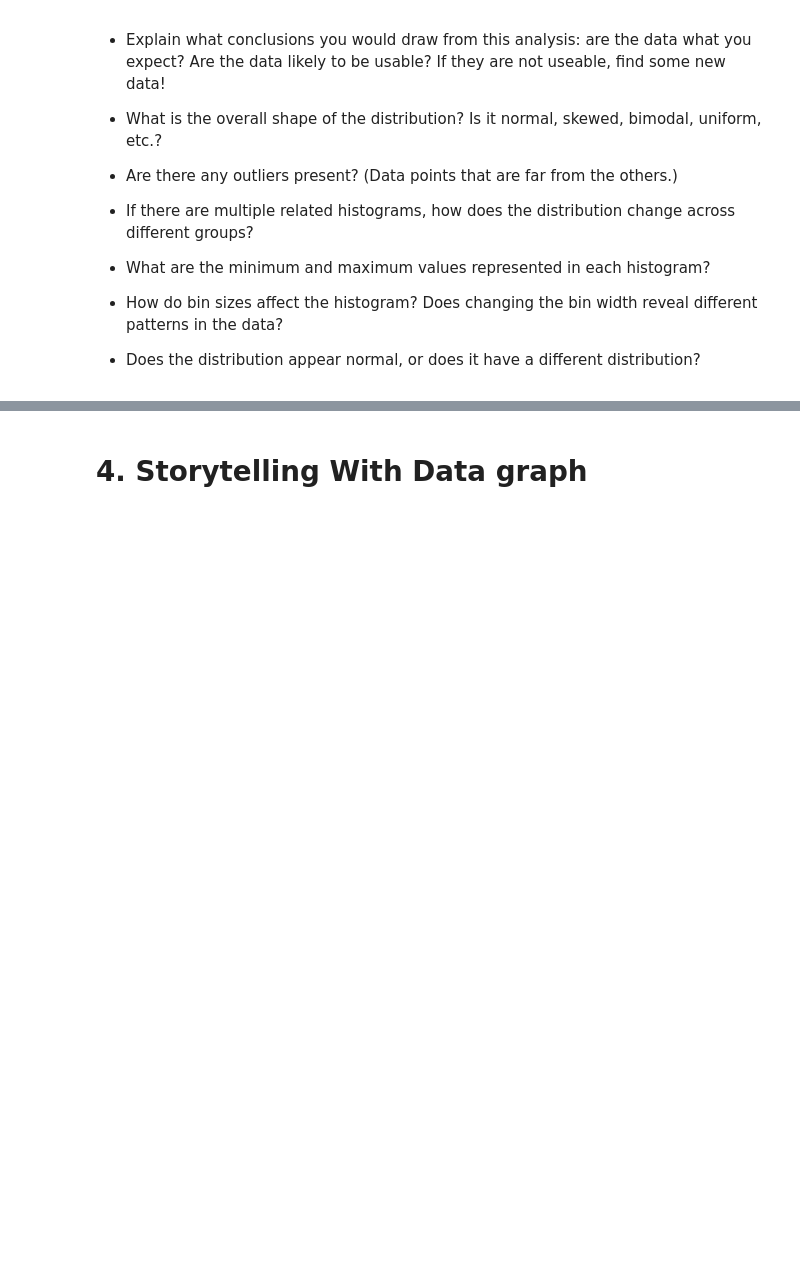
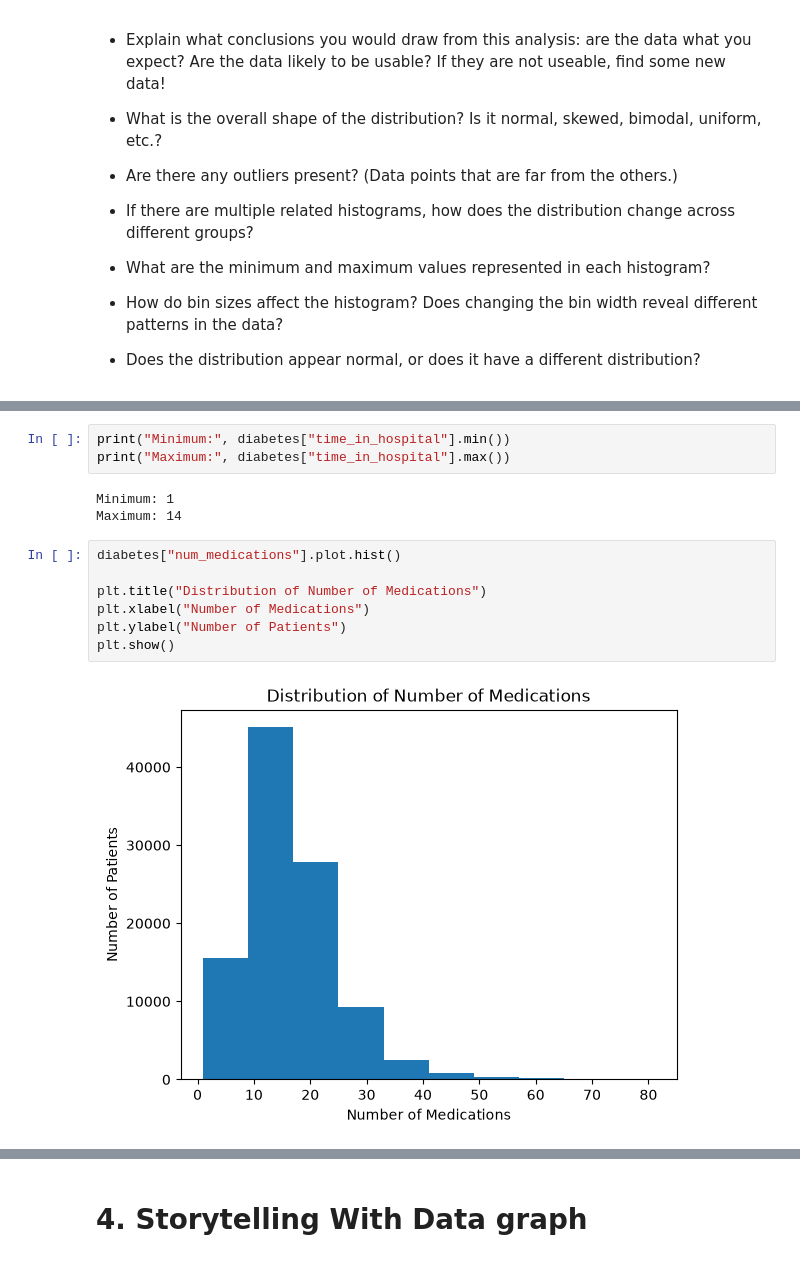
Before and after one commit to mrostayee/Module-B-semester-2, a Jupyter notebook: Week4.ipynb, the cells around one changed output, grey strips where cells are left out. Saved outputs shown, nothing was run; the diff lists cells and outputs as text; blank space fills up the shorter version.

```diff
--- a/Week4.ipynb
+++ b/Week4.ipynb
@@ -61,0 +203,15 @@ This week, you will do the same types of exercises as last week, but you should
+# %%
+print("Minimum:", diabetes["time_in_hospital"].min())
+print("Maximum:", diabetes["time_in_hospital"].max())
+# %% [output]
+Minimum: 1
+Maximum: 14
+# %%
+diabetes["num_medications"].plot.hist()
+
+plt.title("Distribution of Number of Medications")
+plt.xlabel("Number of Medications")
+plt.ylabel("Number of Patients")
+plt.show()
+# %% [output]
+[figure, added]
```
Also changed, not shown: parts of 29 cells of this notebook.
